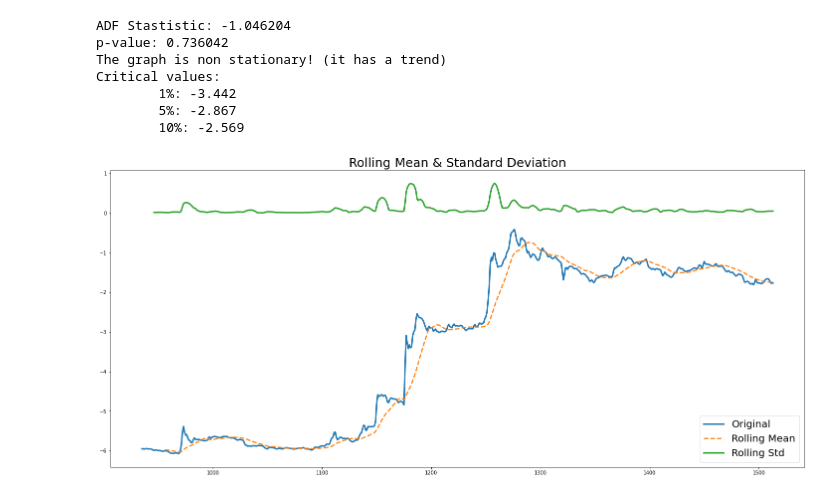
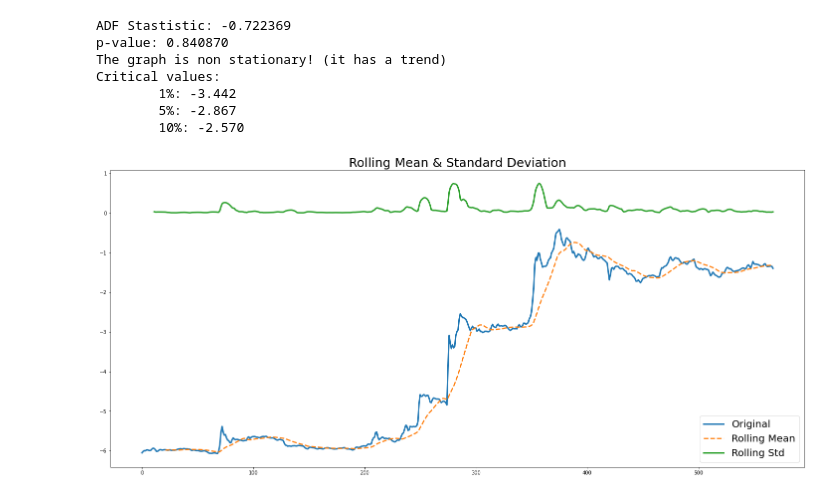
Before and after one commit to Zin9zan9/QMEF, a Jupyter notebook: doge_usd_cleaning.ipynb, the cells around one changed output. Drawn from its saved outputs; the diff is of its cells as text; code cells hidden in the pictures.

```diff
--- a/doge_usd_cleaning.ipynb
+++ b/doge_usd_cleaning.ipynb
@@ -17,0 +42,23 @@ df['Date'] = df['Date'] = df['Date'].apply(lambda x: x.date())
+# %%
+filepath = "../../Data/QMEF/DOGE-USD.csv"
+df_doge = pd.read_csv(filepath)
+df_doge['Date'] = pd.to_datetime(df_doge['Date'])
+df_doge.drop([1759, 1760], inplace=True) # na-Wert in der vorletzten Zeile. Deshalb die letzten beiden Zeilen entfernt.
+df_doge['Mean_Price'] = (df_doge['Open'] + df_doge['Adj Close'])/2
+df_doge['Date'] = df_doge['Date'].dt.date
+
+adj_close = df_doge['Adj Close'].to_list()
+returns = [0]
+for i in range(1, len(df_doge['Adj Close'])):
+    returns.append(adj_close[i] / adj_close[i-1] -1)
+df_doge['Returns'] = returns
+
+# Excess Returns können später berechnet werden, wenn die RF haben.
+df_doge['Excess_Returns'] = returns
+
+df_doge = df_doge[~(df_doge['Date'] < pd.to_datetime('2020-04-28'))]
+df_doge = df_doge[~(df_doge['Date'] > pd.to_datetime('2021-11-16'))]
+
+df_doge = pd.merge(df_doge, df_c20[['Date', 'C20_Returns']], left_on='Date', right_on='Date')
+
+df_doge
@@ -17,0 +79,12 @@ df['Date'] = df['Date'] = df['Date'].apply(lambda x: x.date())
+# %%
+exog = sm.add_constant(df_doge['C20_Returns'], prepend=False)
+mod = sm.OLS(df_doge['Excess_Returns'], exog)
+res = mod.fit()
+print(res.summary())
+
+beta = res.params[0] # C20_Returns
+alpha = res.params[1] # const
+
+# Expected Return via CAPM
+df_doge['Expected_Return_CAPM'] = beta*df_doge['C20_Returns']
+df_doge['Abnormal_Returns'] = df_doge['Returns'] - df_doge['Expected_Return_CAPM']
@@ -62,10 +177,11 @@ def test_stationarity(x, log="non-stationary"):
     '''Test stationarity of a Time Series variable.'''
 
     # Perform Dickey Fuller test
-    result = adfuller(x)
+    result = adfuller(x, autolag='AIC')
     print('ADF Stastistic: %f'%result[0])
     print('p-value: %f'%result[1])
     pvalue=result[1]
+
 
     for key,value in result[4].items():
         if result[0]>value:
@@ -126,16 +245,16 @@ Critical values:
 # %%
 # Adjust by applying natural log over the series
-log_price = np.log(df["Mean_Price"])
+log_price = np.log(df_doge["Mean_Price"])
 
 log_price = pd.Series(log_price)
 test_stationarity(log_price, log="stationary")
 # %% [output]
-ADF Stastistic: -1.046204
-p-value: 0.736042
+ADF Stastistic: -0.722369
+p-value: 0.840870
 The graph is non stationary! (it has a trend)
 Critical values:
         1%: -3.442
         5%: -2.867
-        10%: -2.569
+        10%: -2.570
-[figure, old version]
+[figure, new version]
 # %%
```
Also changed, not shown: parts of 15 cells of this notebook, 1 other file.
